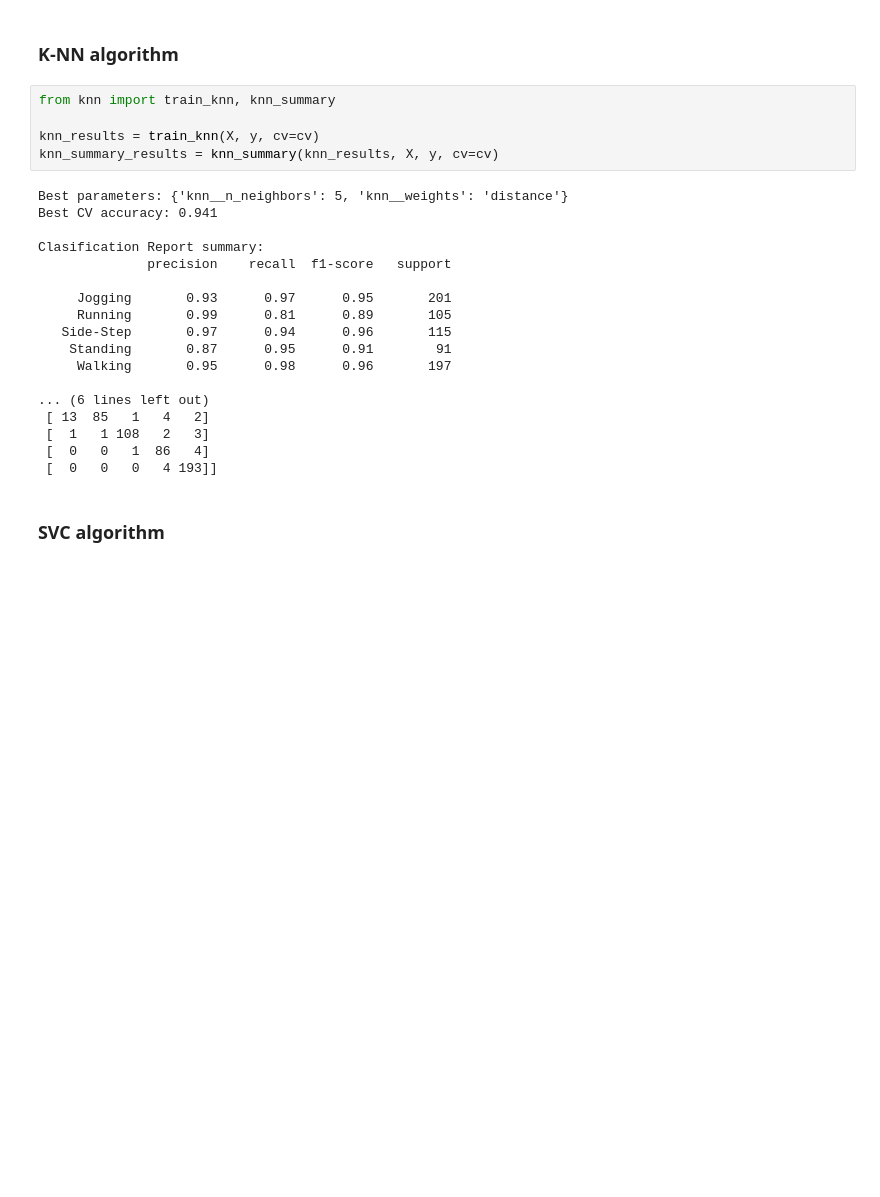
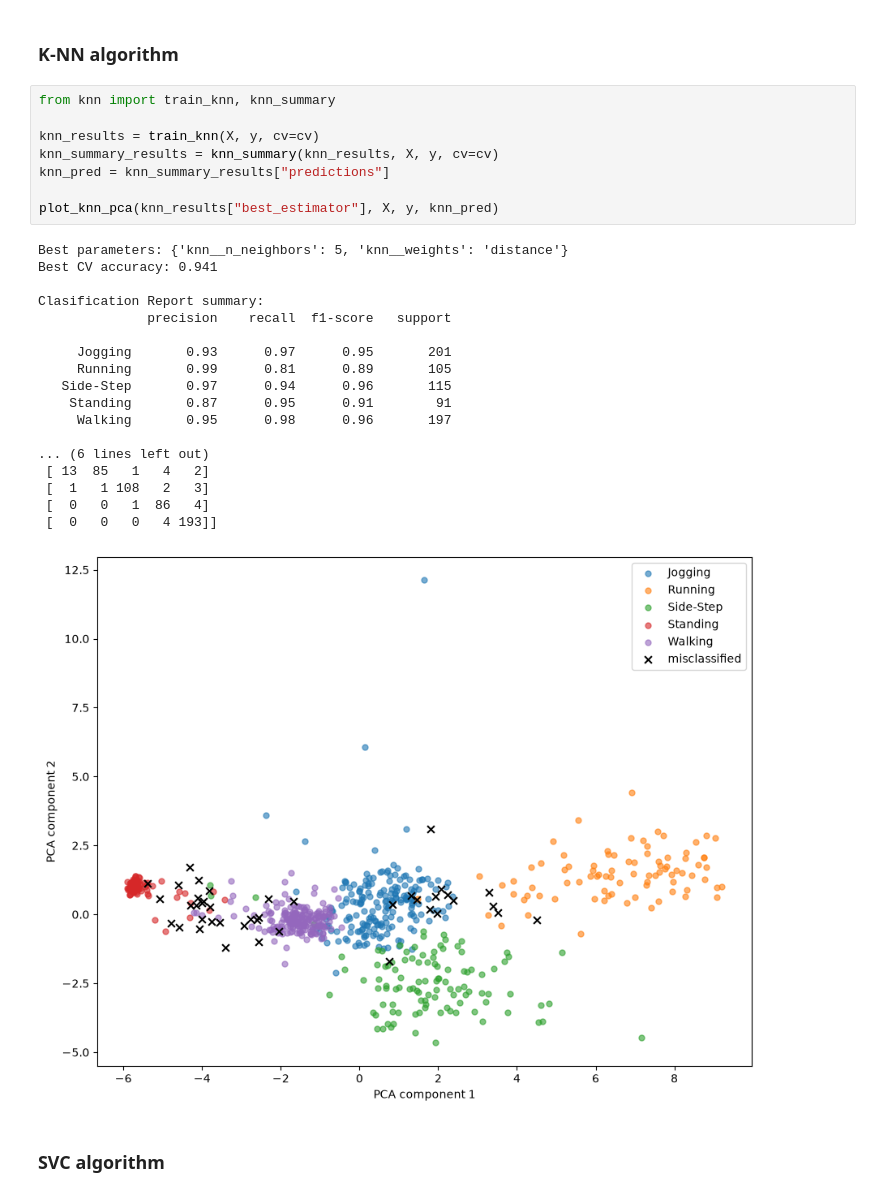
Before and after one commit to spagboolean-gif/cosc102_ass3, a Jupyter notebook: data_analysis.ipynb, the cells around one changed output. Cells and saved outputs as stored; diff of their text form; blank space fills up the shorter version.

```diff
--- a/data_analysis.ipynb
+++ b/data_analysis.ipynb
@@ -138,26 +141,30 @@ cv = get_cv_splitter()
 # %%
 from knn import train_knn, knn_summary
 
 knn_results = train_knn(X, y, cv=cv)
 knn_summary_results = knn_summary(knn_results, X, y, cv=cv)
+knn_pred = knn_summary_results["predictions"]
+
+plot_knn_pca(knn_results["best_estimator"], X, y, knn_pred)
 # %% [output]
 Best parameters: {'knn__n_neighbors': 5, 'knn__weights': 'distance'}
 Best CV accuracy: 0.941
 
 Clasification Report summary:
               precision    recall  f1-score   support
 
      Jogging       0.93      0.97      0.95       201
      Running       0.99      0.81      0.89       105
    Side-Step       0.97      0.94      0.96       115
     Standing       0.87      0.95      0.91        91
      Walking       0.95      0.98      0.96       197
 
 ... (6 lines left out)
  [ 13  85   1   4   2]
  [  1   1 108   2   3]
  [  0   0   1  86   4]
  [  0   0   0   4 193]]
+[figure, added]
 # %% [markdown]
 ### SVC algorithm
 # %%
```
Also changed, not shown: parts of 5 cells of this notebook, 1 other file.
